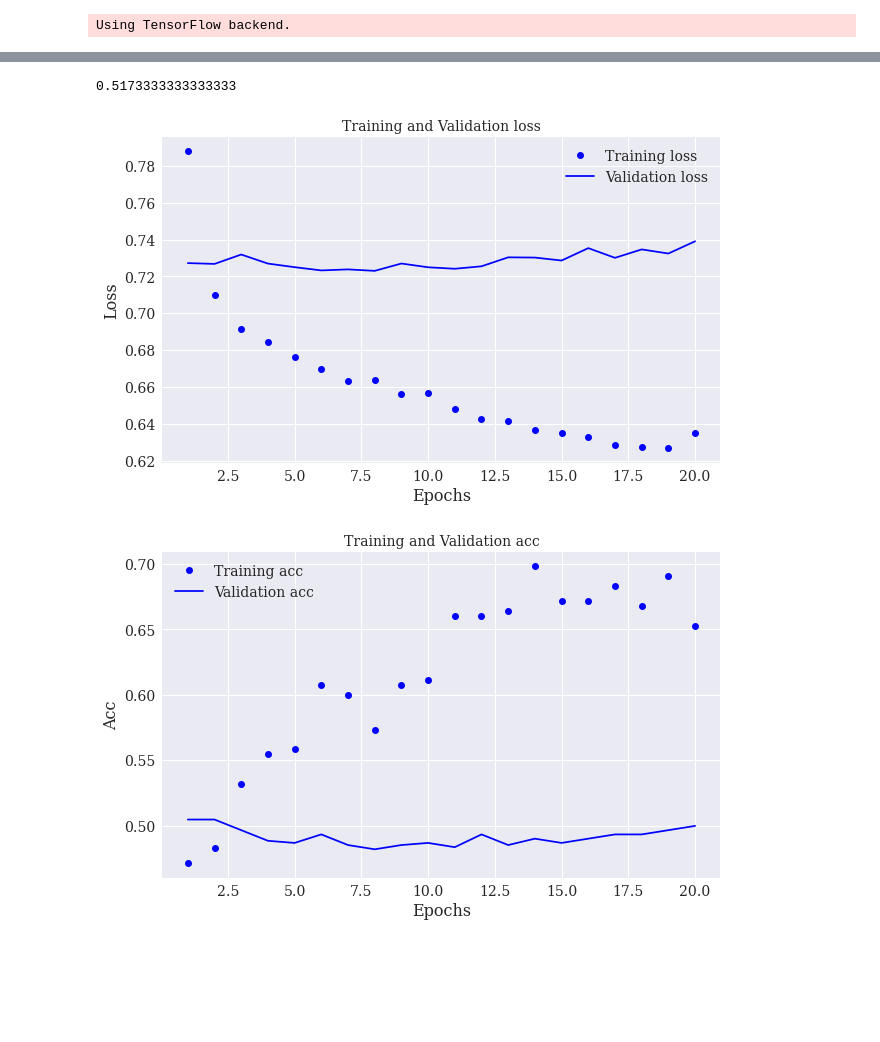
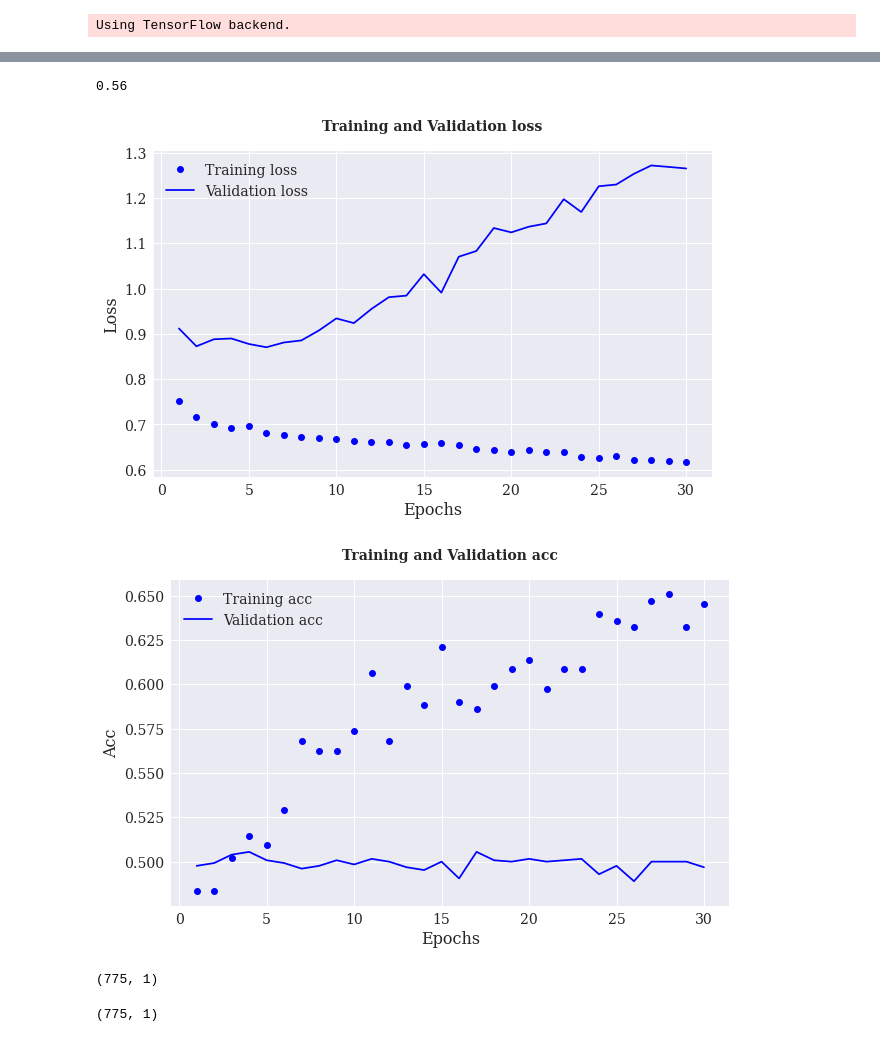
Before and after one commit to mateomarks/Algorithmic-Trading, a Jupyter notebook: 03 DL Strategy.ipynb, the cells around one changed output, grey strips where cells are left out. Cells and saved outputs as stored; diff of their text form; code cells hidden in the pictures; blank space fills up the shorter version.

Commit message:
Finished the basic model

```diff
--- a/03 DL Strategy.ipynb
+++ b/03 DL Strategy.ipynb
@@ -31,7 +31,7 @@ plt.rc('figure', titlesize=BIGGER_SIZE)  # fontsize of the figure title
 plt.rc('figure', figsize=(10,6))         # size fo the graph
 # %%
 symbol = ["MSFT"]
-rawdata = yf.download(symbol, start="2020-07-01", end="2020-07-25", interval = "5m")
+rawdata = yf.download(symbol, start="2010-01-01", end="2020-07-25", interval = "1d")
 # %% [output]
 [*********************100%***********************]  1 of 1 completed
 # %%
@@ -51,5 +51,5 @@ memory usage: 20.7 KB
 # %%
-data = rawdata.copy()
+data = rawdata[:-1].copy()
 data['returns'] = np.log(data/data.shift(1))
 data['direction'] = np.where(data['returns'] > 0 , 1,0)
 
@@ -71,6 +71,6 @@ data['vol2'] = data['price'].rolling(60).std().shift(1)
 # Deletes NA rows
 data.dropna(inplace=True)
 
-data.head()
+data.tail()
 # %% [output]
 |  | price | returns | direction | SMA1 | SMA2 | dSMA | EWMA1 | EWMA2 | dEWMA | vol1 | vol2 |
@@ -169,7 +193,7 @@ model = create_model()
 # %%
 history = model.fit(partial_X_train,
                           partial_y_train,
-                          epochs=20,
+                          epochs=30,
                           verbose=False,
                           validation_data=(X_val,y_val))
 # %%
@@ -181,7 +205,7 @@ model.evaluate(X_train, y_train)
 # %%
 accuracy_score(model.predict(X_test).round(), y_test)
 # %% [output]
-0.5173333333333333
+0.56
 # %%
 history_dict = history.history
 loss_values = history_dict['loss']
@@ -194,20 +218,20 @@ epochs = range(1, len(history_dict['acc']) + 1)
 # %%
 plt.plot(epochs, loss_values,'bo', label='Training loss')
 plt.plot(epochs, val_loss_values,'b', label='Validation loss')
-plt.title('Training and Validation loss')
+plt.title('Training and Validation loss',fontweight="bold", pad=20)
 plt.xlabel('Epochs')
 plt.ylabel('Loss')
 plt.legend()
 plt.show()
 # %% [output]
-[figure, old version]
+[figure, new version]
 # %%
 plt.plot(epochs, acc_values,'bo', label='Training acc')
 plt.plot(epochs, val_acc_values,'b', label='Validation acc')
-plt.title('Training and Validation acc')
+plt.title('Training and Validation acc',fontweight="bold", pad=20)
 plt.xlabel('Epochs')
 plt.ylabel('Acc')
 plt.legend()
 plt.show()
 # %% [output]
-[figure, old version]
+[figure, new version]
@@ -213,0 +240,8 @@ plt.show()
+# %%
+backtest.shape
+# %% [output]
+(775, 1)
+# %%
+model.predict(X_test).round().shape
+# %% [output]
+(775, 1)
```
Also changed, not shown: parts of 22 cells of this notebook.
